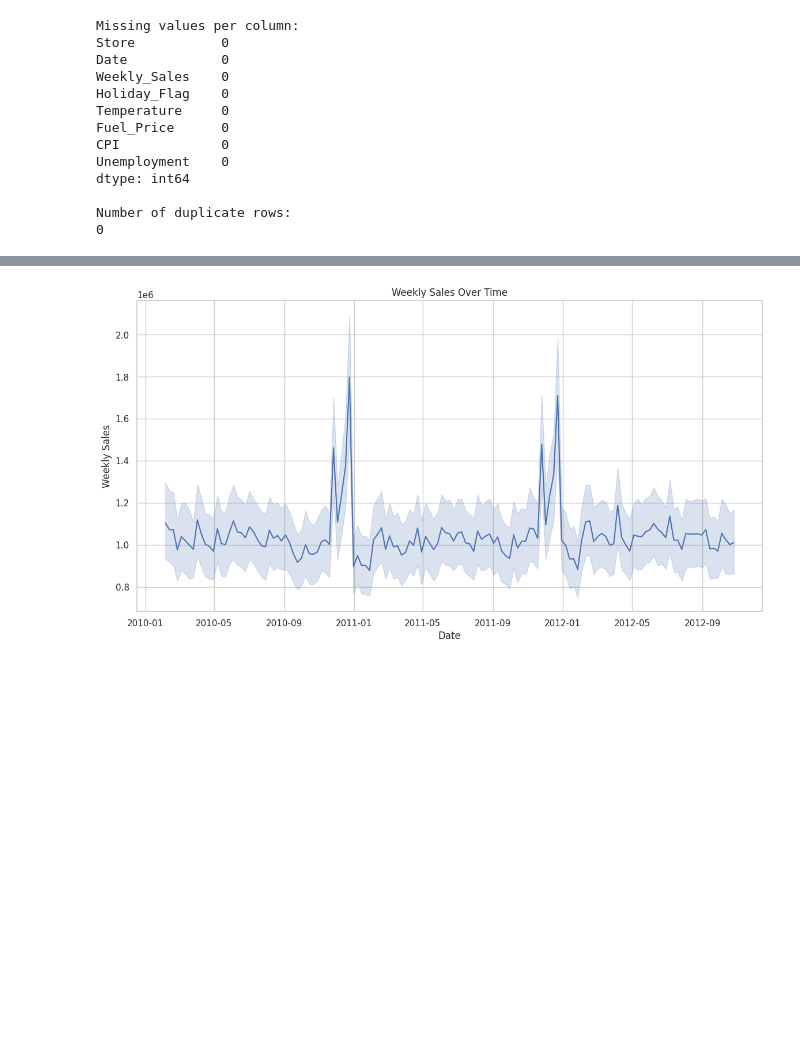
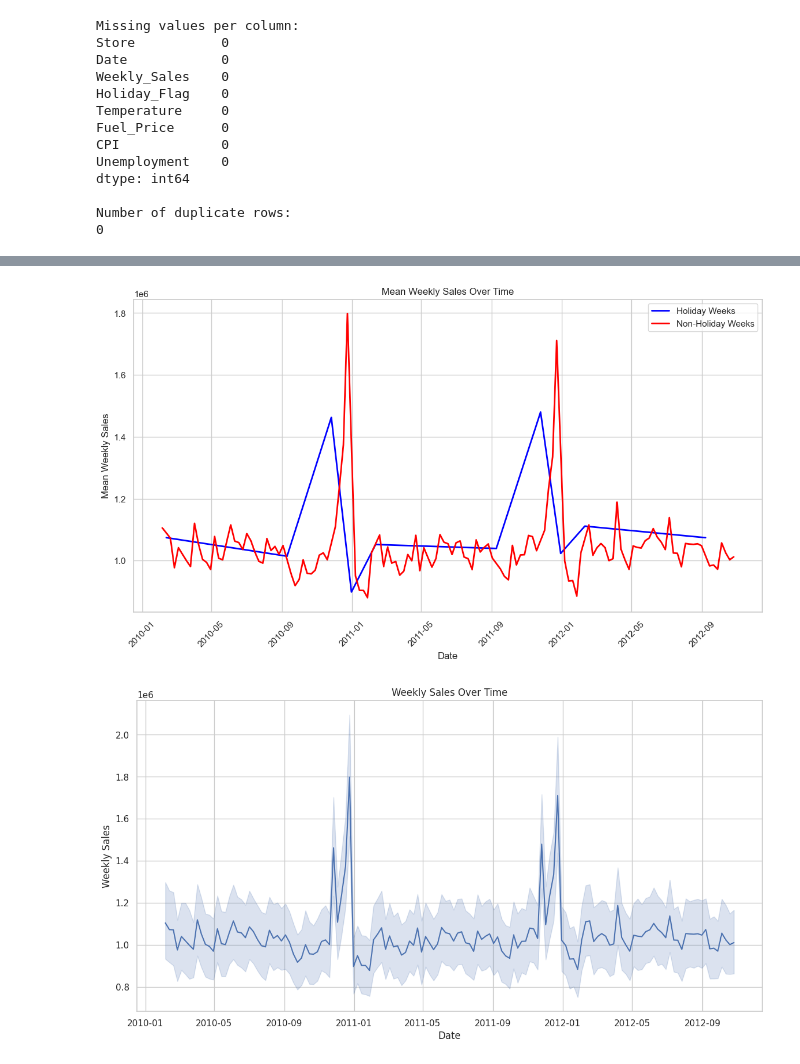
Before and after one commit to mp22abw/Final-Project, a Jupyter notebook: walmart.ipynb, the cells around one changed output, grey strips where cells are left out. Drawn from its saved outputs; the diff is of its cells as text; code cells hidden in the pictures; blank space fills up the shorter version.

```diff
--- a/walmart.ipynb
+++ b/walmart.ipynb
@@ -67,3 +65,20 @@ plt.show()
+# %%
+holiday_sales = df[df['Holiday_Flag'] == 1].groupby('Date').mean().reset_index()
+non_holiday_sales = df[df['Holiday_Flag'] == 0].groupby('Date').mean().reset_index()
+
+# Plot the mean Weekly Sales for Holiday weeks and Non-Holiday weeks
+plt.figure(figsize=(14, 7))
+plt.plot(holiday_sales['Date'], holiday_sales['Weekly_Sales'], label='Holiday Weeks', color='blue', linewidth=2)
+plt.plot(non_holiday_sales['Date'], non_holiday_sales['Weekly_Sales'], label='Non-Holiday Weeks', color='red', linewidth=2)
+plt.title('Mean Weekly Sales Over Time')
+plt.xlabel('Date')
+plt.ylabel('Mean Weekly Sales')
+plt.xticks(rotation=45)
+plt.legend()
+plt.grid(True)
+plt.show()
+# %% [output]
+[figure, added]
 # %%
 # Plotting weekly sales Trends Over Time
 plt.figure(figsize=(14, 7))
```
Also changed, not shown: parts of 3 cells of this notebook.
